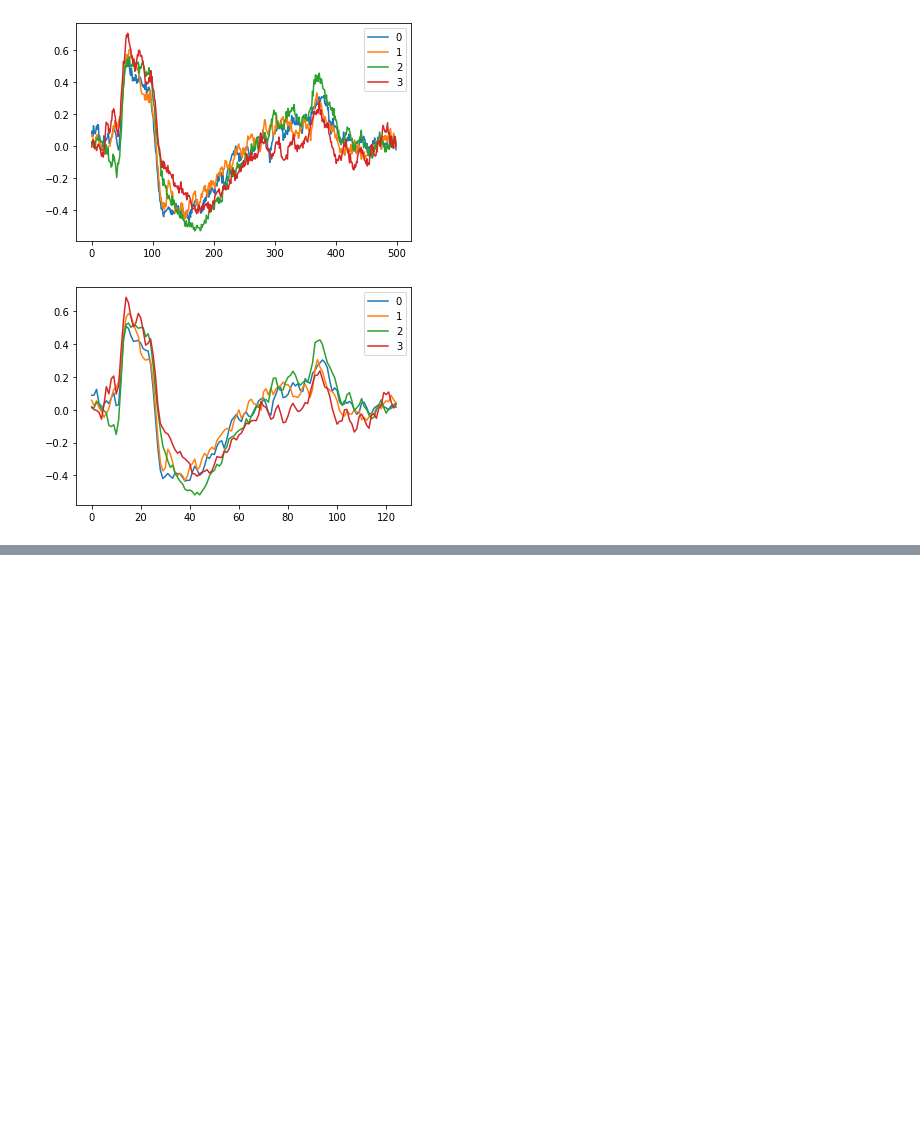
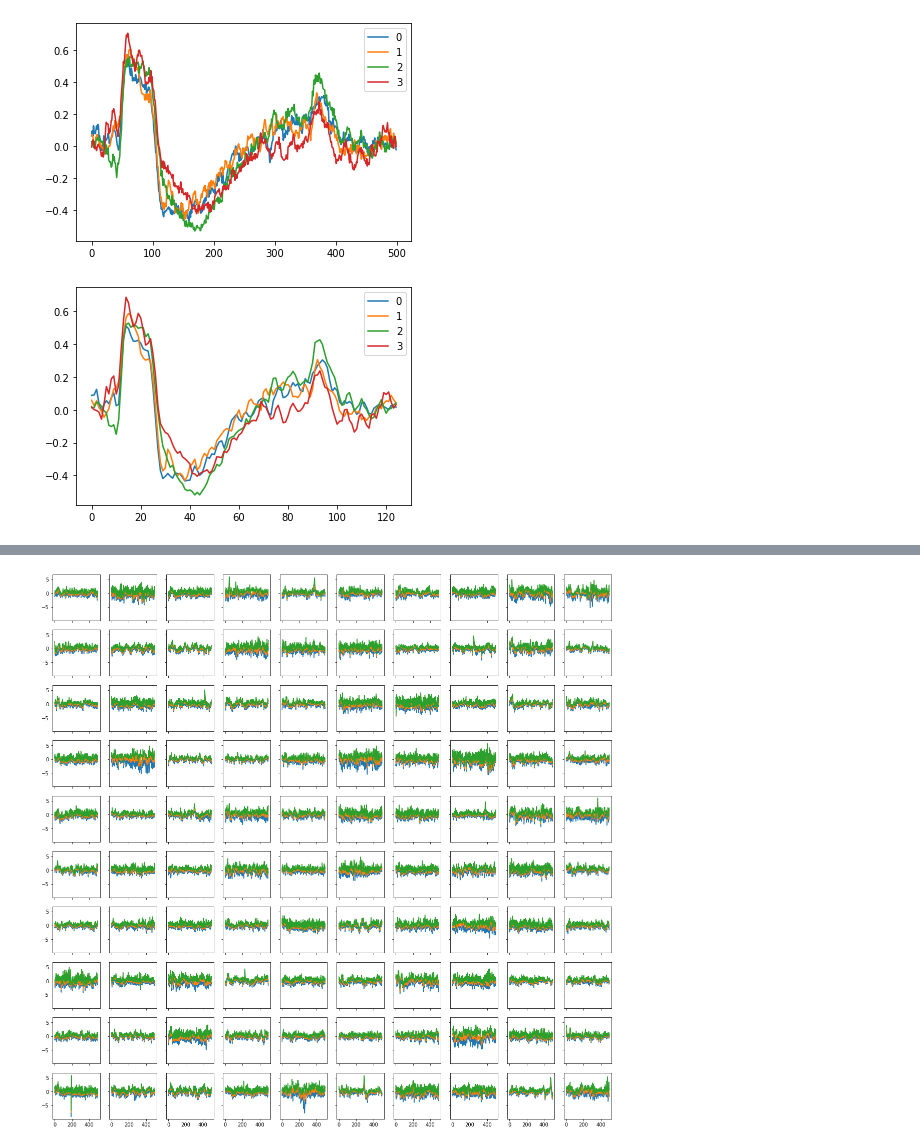
Before and after one commit to TaykhoomDalal/ECE_C147_Project, a Jupyter notebook: Data Analysis 2.ipynb, the cells around one changed output, grey strips where cells are left out. Cells and saved outputs as stored; diff of their text form; code cells hidden in the pictures; blank space fills up the shorter version.

```diff
--- a/Data Analysis 2.ipynb
+++ b/Data Analysis 2.ipynb
@@ -58,0 +74,4 @@ plot_classes(X3, y)
+# %%
+plot_100(X4_min_avg_max[y == 1])
+# %% [output]
+[figure, added]
```
Also changed, not shown: parts of 4 cells of this notebook, 2 other files.
